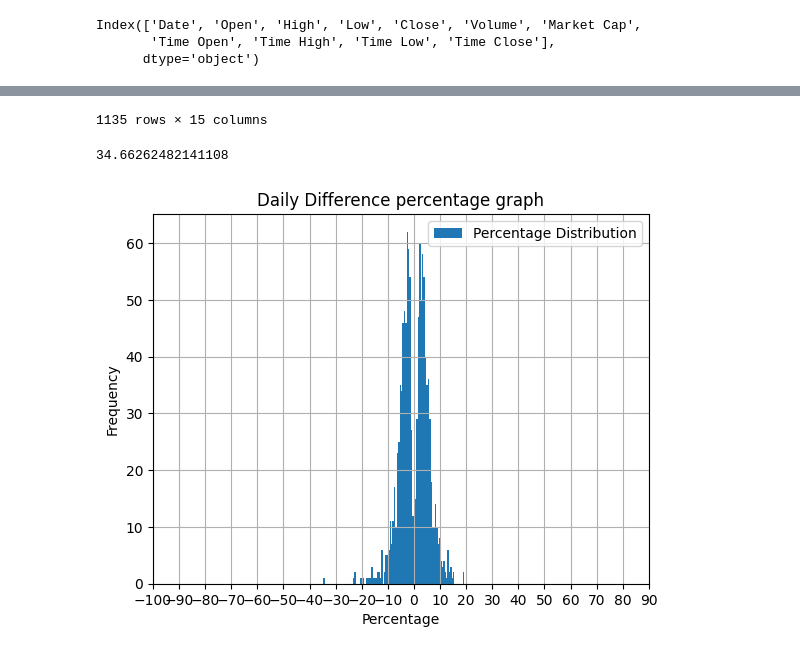
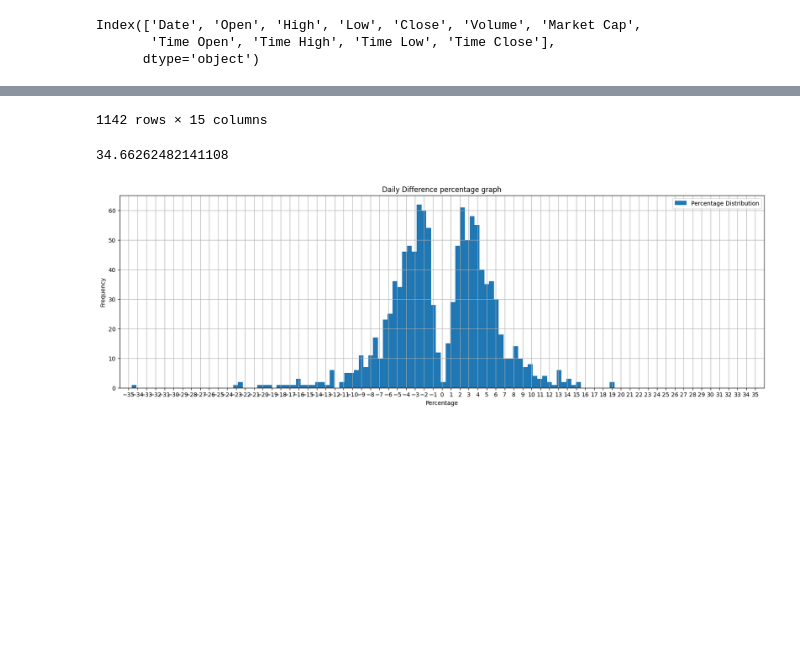
Before and after one commit to saccay/my_prjoect, a Jupyter notebook: my_prjoect_main.ipynb, the cells around one changed output, grey strips where cells are left out. Drawn from its saved outputs; the diff is of its cells as text; code cells hidden in the pictures; blank space fills up the shorter version.

```diff
--- a/my_prjoect_main.ipynb
+++ b/my_prjoect_main.ipynb
@@ -217,20 +205,20 @@ df['Mean']  = df[['High','Low']].mean(axis = 1)
 df['Sign']  = np.where(df['Close']>df['Open'],1,-1)
 df['Percentage Delta'] = df['Delta']/df['Mean'] *100 * df['Sign']
 display(df)
-
+plt.figure(figsize=(20,6))
 plt.hist(df['Percentage Delta'],bins=100,label=f'Percentage Distribution')
 
 plt.title('Daily Difference percentage graph')
 plt.xlabel('Percentage')
 plt.ylabel('Frequency')
 plt.xticks(np.arange(-100,100,10))
-
+plt.xlim([-36,36])
+plt.xticks(np.arange(-35,36,1))
 # Display legend
 plt.legend()
 plt.grid()
 
 plt.show
-
 print(df['Percentage Delta'].abs().max())
 # %% [output]
 |  | Date | Open | High | Low | Close | Volume | Market Cap | Time Open | Time High | Time Low | ... |
@@ -248,3 +236,3 @@ print(df['Percentage Delta'].abs().max())
-1135 rows × 15 columns
+1142 rows × 15 columns
 34.66262482141108
-[figure, old version]
+[figure, new version]
```
Also changed, not shown: parts of 13 cells of this notebook, 2 other files.
